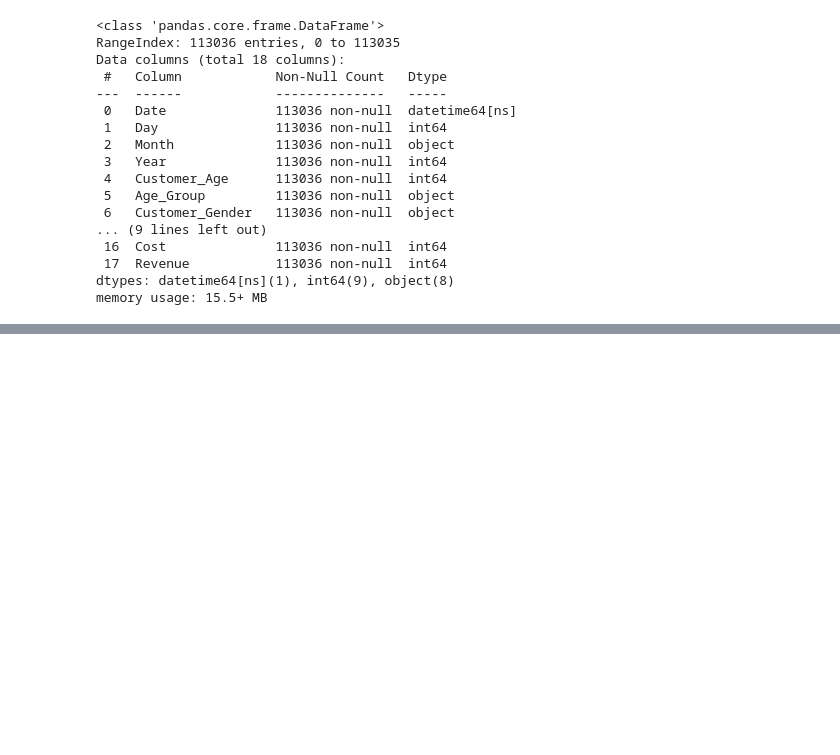
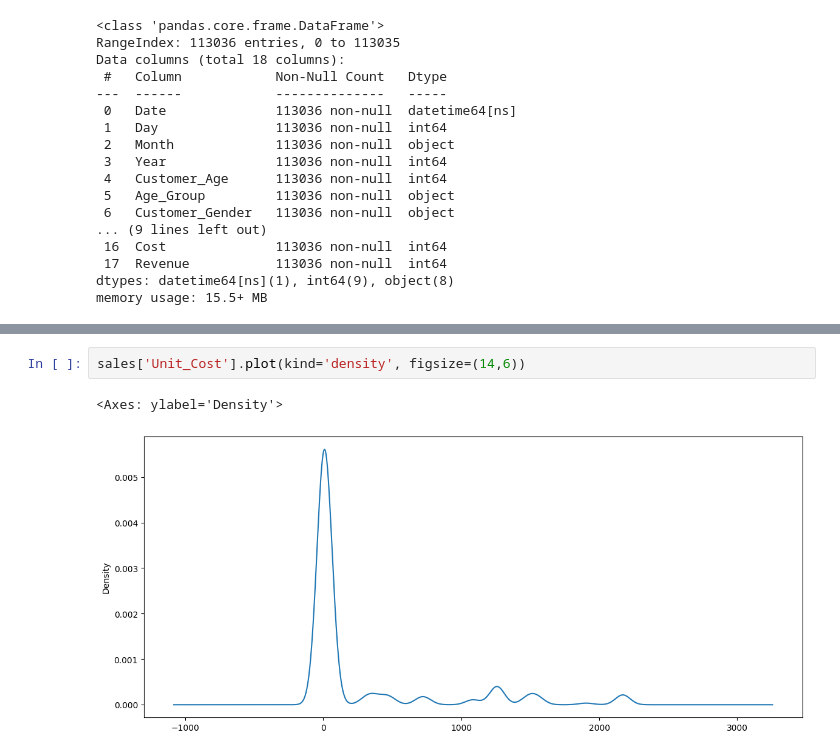
Before and after one commit to natalyalangford/DataAnalysisExercises, a Jupyter notebook: pandas_exercises/exercise1.ipynb, the cells around one changed output, grey strips where cells are left out. Drawn from its saved outputs; the diff is of its cells as text; blank space fills up the shorter version.

```diff
--- a/pandas_exercises/exercise1.ipynb
+++ b/pandas_exercises/exercise1.ipynb
@@ -55,0 +91,5 @@ sales.describe()
+# %%
+sales['Unit_Cost'].plot(kind='density', figsize=(14,6))
+# %% [output]
+<Axes: ylabel='Density'>
+[figure, added]
```
Also changed, not shown: parts of 40 cells of this notebook.
